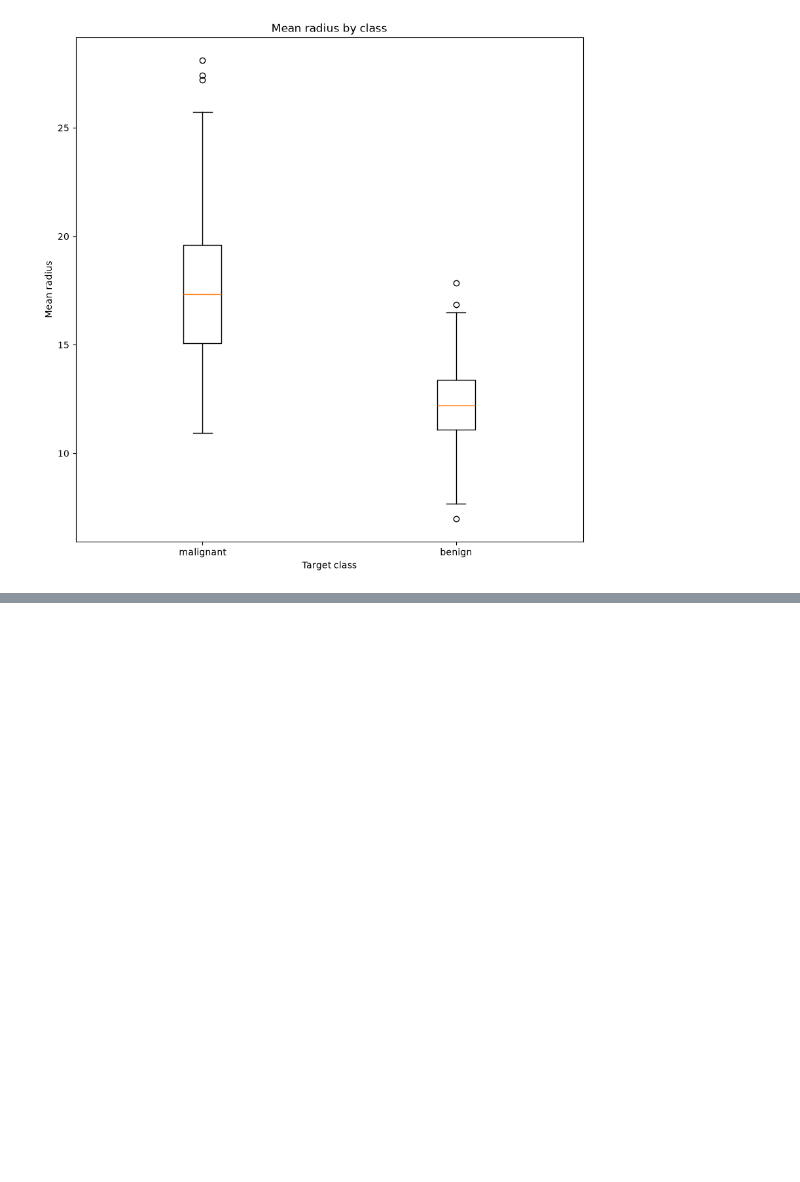
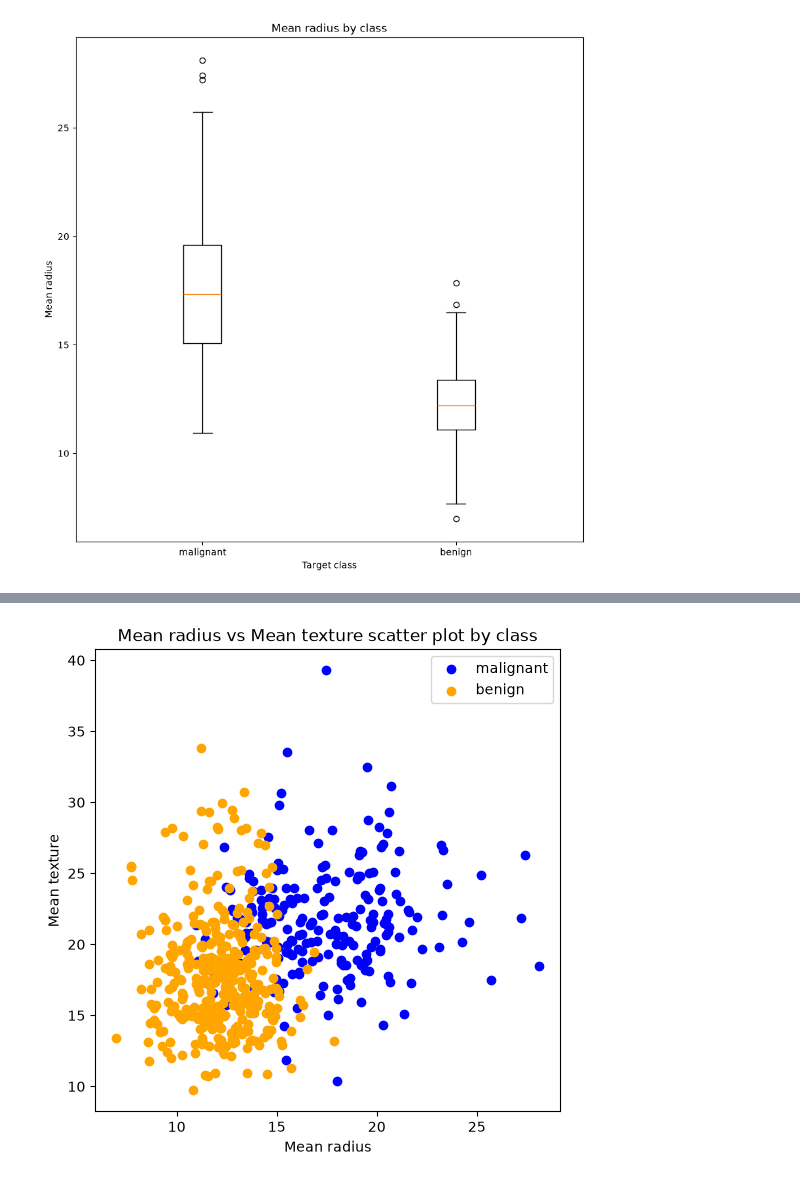
Before and after one commit to johojding/exploratory-analysis, a Jupyter notebook: notebooks/eda.ipynb, the cells around one changed output, grey strips where cells are left out. Cells and saved outputs as stored; diff of their text form; code cells hidden in the pictures; blank space fills up the shorter version.

```diff
--- a/notebooks/eda.ipynb
+++ b/notebooks/eda.ipynb
@@ -67,0 +68,5 @@ fig.savefig("../reports/mean_area_by_class.png", bbox_inches="tight")
+# %%
+fig = plot_scatter_by_class(df, "mean radius", "mean texture", target_names)
+fig.savefig("../reports/mean_radius_mean_texture_by_class.png", bbox_inches="tight")
+# %% [output]
+[figure, added]
```
Also changed, not shown: parts of 3 cells of this notebook, 6 other files.
